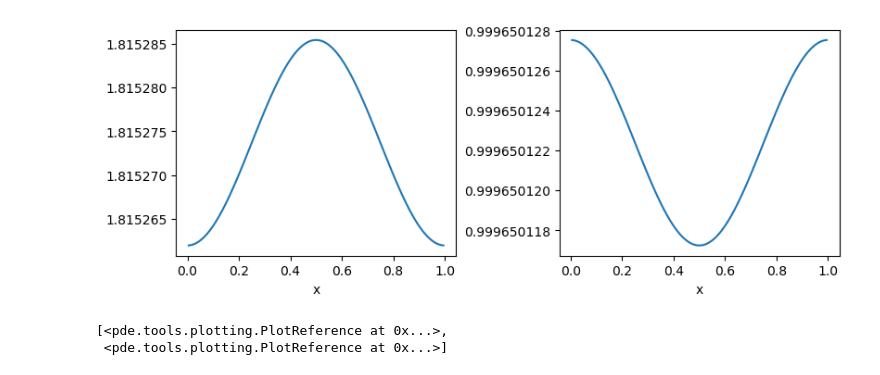
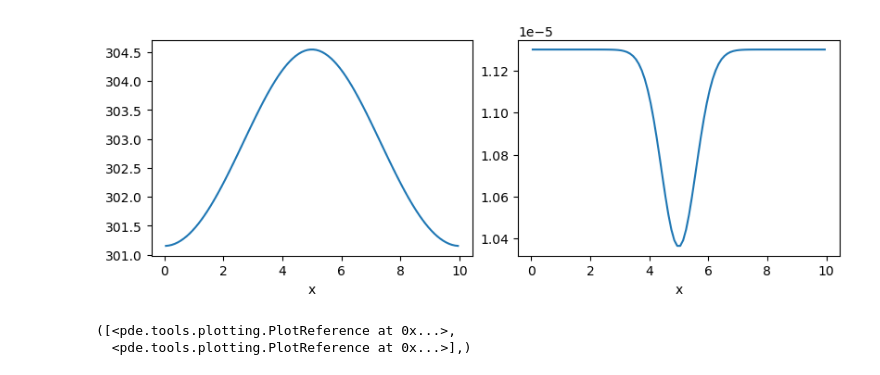
Before and after one commit to majorkovano/plamicak, a Jupyter notebook: sim.ipynb, the cells around one changed output. Drawn from its saved outputs; the diff is of its cells as text; code cells hidden in the pictures.

```diff
--- a/sim.ipynb
+++ b/sim.ipynb
@@ -5,2 +9,2 @@ import numpy as np
 # %%
-grid = pde.CartesianGrid([[0,1]],100,periodic=True) #inicijalizacija domene
+grid = pde.CartesianGrid([[0,10]],100,periodic=True) #inicijalizacija domene
@@ -15,2 +11,2 @@ c0 = 1 #saturacijska koncentracija para
 # %%
-pobuda = pde.ScalarField.from_expression(grid, '15*exp(-(x-0.5)**2/0.001)') #upaljac
+pobuda = pde.ScalarField.from_expression(grid, '0*exp(-(x-0.5)**2/0.001)') #upaljac
@@ -59,0 +61,25 @@ pde.plot_kymographs(storage)
+# %%
+Tig = 636 #K
+cLFL = 1.24e-6 #mol/cm^3 #3.3%vol
+
+A0 = 1.5e12
+#A0 = 1.5e14
+Ea = 30000 #cal/mol
+a = 0.15
+b = 1.6
+
+H = 0.5#cm
+C1 = 1.5/H #1/s
+D0 = 0.17 #cm^2/s
+C2 = D0/(2*H)**2 #(D0 = difuzijska konstanta etanola, h = visina plamena u cm)
+C2 = 1
+
+T0 = 300 #K
+c0 = 11.3e-6 #mol/cc
+qc = 1336.8e3 #J/mol
+#qc = 1336.8e5 #J/mol
+rho = 0.76 #g/bcc
+cp = 3 #J/gK
+
+
+alpha0 = 3 #cm^2/s
@@ -59,0 +94,12 @@ pde.plot_kymographs(storage)
+# %%
+Tinit = pde.ScalarField(grid, T0) + pobuda #pocetna temperatura
+cinit = pde.ScalarField(grid, c0) + 0*pobudaC#pocetna koncentracija
+init = pde.FieldCollection([Tinit,cinit])
+
+#definicija sustava
+eq = pde.PDE({'T':"a(x)*laplace(T)+q(x)*r(T,c)-h(T) + s(x,t)", 'c': "D(x)*laplace(c)-r(T,c)+e(T,c)"},user_funcs={'a': alpha, 'r': r, 'h': h, 'D':D, 'e':e, 'q':q, 's':upaljac})
+
+storage=pde.MemoryStorage()
+result=eq.solve(init, t_range=1,dt = 0.2e-4, tracker=[storage.tracker(0.3e-2)], backend="numpy")
+
+pde.plot_kymographs(storage)
@@ -60,7 +110,7 @@ pde.plot_kymographs(storage)
 # %%
-result.plot() #konacno stanje
+result.plot() ,#konacno stanje
 # %% [output]
-[figure, old version]
+[figure, new version]
-[<pde.tools.plotting.PlotReference at 0x...>,
- <pde.tools.plotting.PlotReference at 0x...>]
+([<pde.tools.plotting.PlotReference at 0x...>,
+  <pde.tools.plotting.PlotReference at 0x...>],)
 # %%
```
Also changed, not shown: parts of 15 cells of this notebook, 13 other files.
